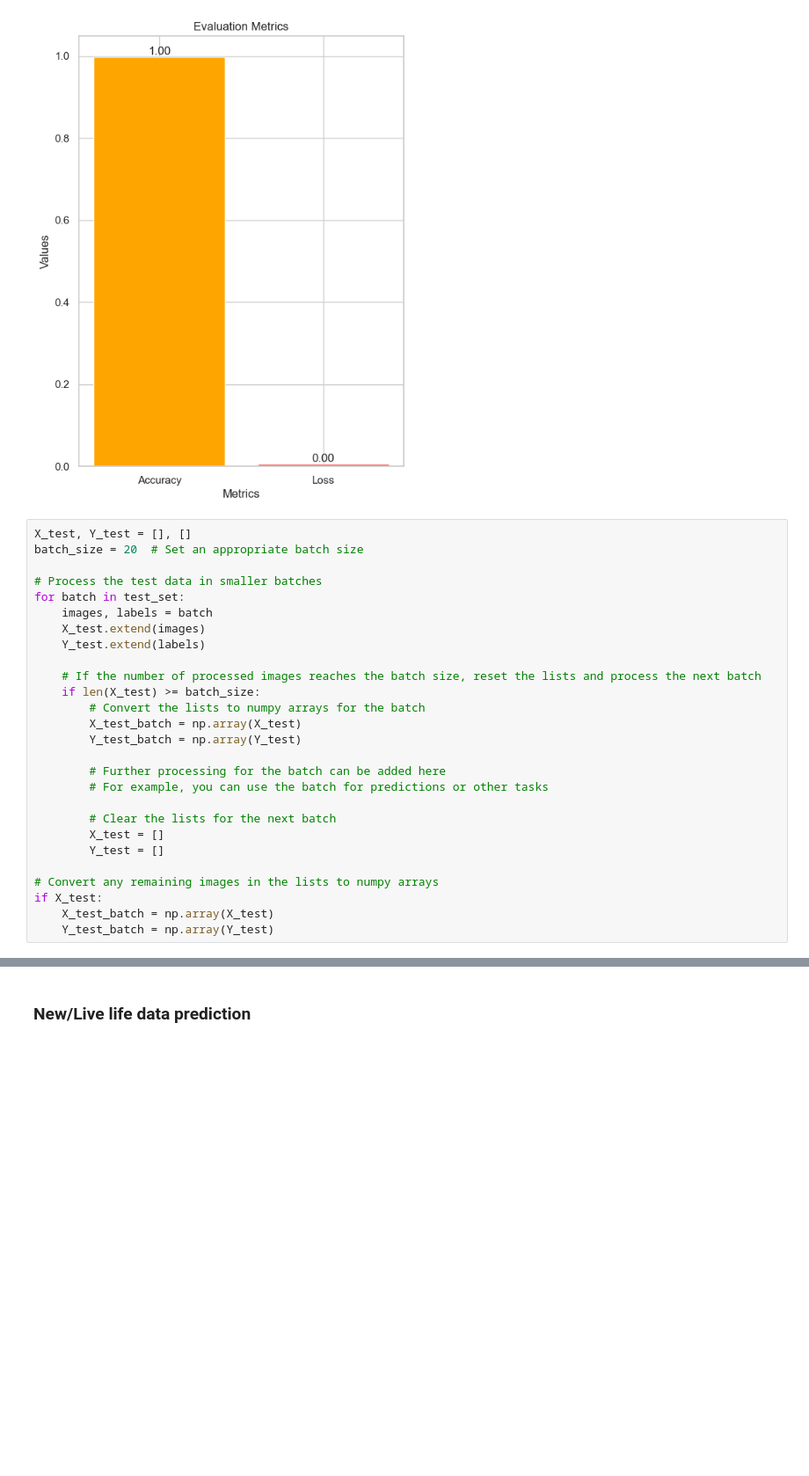
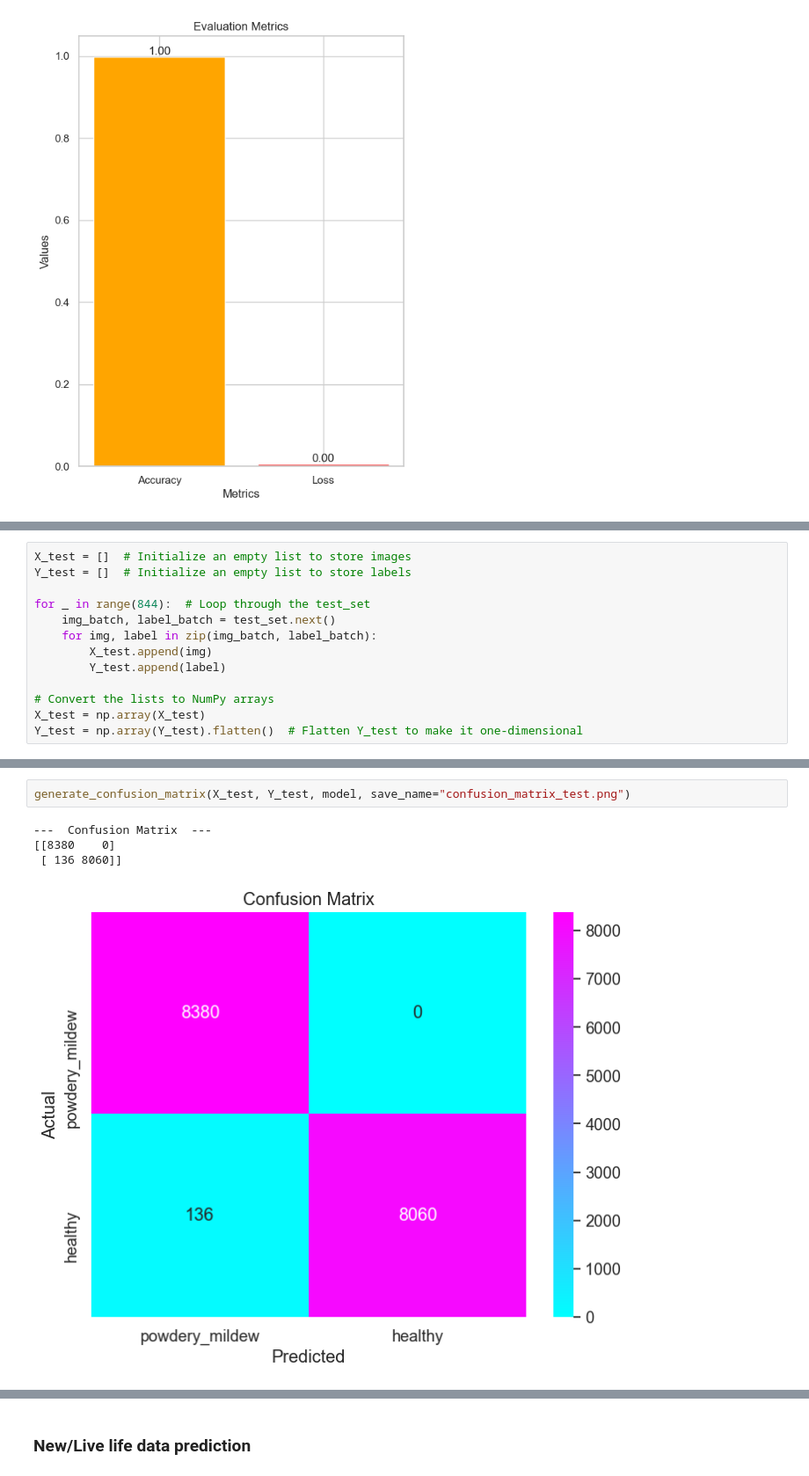
Before and after one commit to yuyizhong/ML-Mildew-Detector-II, a Jupyter notebook: jupyter_notebooks/DataModellingandEvaluation.ipynb, the cells around one changed output, grey strips where cells are left out. Shown at 88% size. Saved outputs shown, nothing was run; the diff lists cells and outputs as text; blank space fills up the shorter version.

Commit message:
Add cm and cr analysis to model evaluation

```diff
--- a/jupyter_notebooks/DataModellingandEvaluation.ipynb
+++ b/jupyter_notebooks/DataModellingandEvaluation.ipynb
@@ -798,30 +384,3 @@ plt.show()
 # %% [output]
 43/43 [==============================] - 3s 75ms/step - loss: 0.0049 - accuracy: 0.9988
 [figure]
-# %%
-X_test, Y_test = [], []
-batch_size = 20  # Set an appropriate batch size
-
-# Process the test data in smaller batches
-for batch in test_set:
-    images, labels = batch
-    X_test.extend(images)
-    Y_test.extend(labels)
-
-    # If the number of processed images reaches the batch size, reset the lists and process the next batch
-    if len(X_test) >= batch_size:
-        # Convert the lists to numpy arrays for the batch
-        X_test_batch = np.array(X_test)
-        Y_test_batch = np.array(Y_test)
-
-        # Further processing for the batch can be added here
-        # For example, you can use the batch for predictions or other tasks
-
-        # Clear the lists for the next batch
-        X_test = []
-        Y_test = []
-
-# Convert any remaining images in the lists to numpy arrays
-if X_test:
-    X_test_batch = np.array(X_test)
-    Y_test_batch = np.array(Y_test)
@@ -885,0 +391,13 @@ Number of items in X_test: 0
+# %%
+X_test = []  # Initialize an empty list to store images
+Y_test = []  # Initialize an empty list to store labels
+
+for _ in range(844):  # Loop through the test_set
+    img_batch, label_batch = test_set.next()
+    for img, label in zip(img_batch, label_batch):
+        X_test.append(img)
+        Y_test.append(label)
+
+# Convert the lists to NumPy arrays
+X_test = np.array(X_test)
+Y_test = np.array(Y_test).flatten()  # Flatten Y_test to make it one-dimensional
@@ -915,0 +454,7 @@ ValueError: Expect x to be a non-empty array or dataset.
+# %%
+generate_confusion_matrix(X_test, Y_test, model, save_name="confusion_matrix_test.png")
+# %% [output]
+---  Confusion Matrix  ---
+[[8380    0]
+ [ 136 8060]]
+[figure, added]
```
Also changed, not shown: parts of 50 cells of this notebook, 3 other files.
